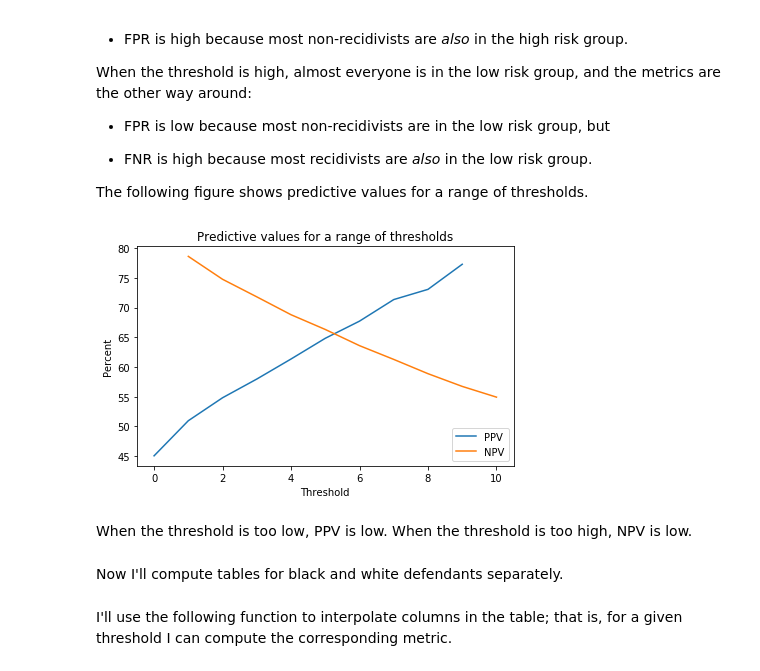
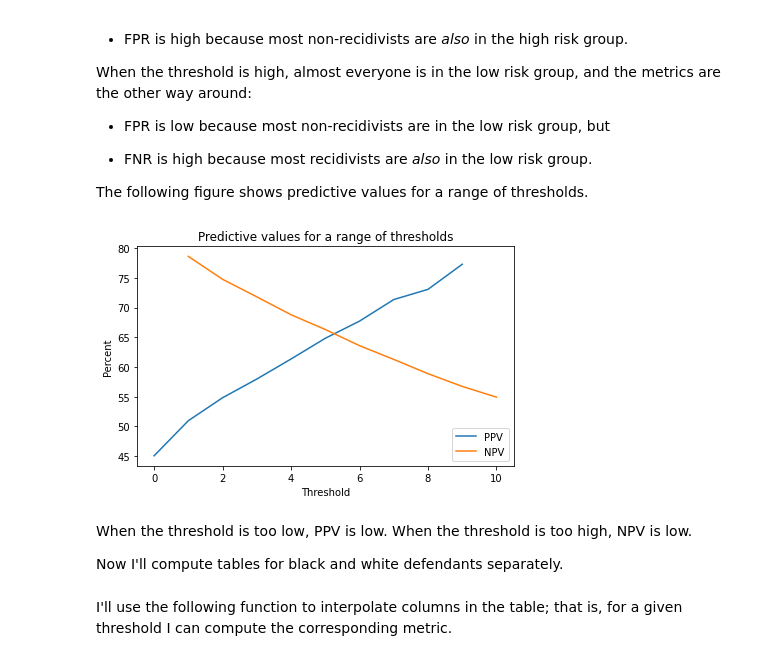
Before and after one commit to AllenDowney/RecidivismCaseStudy, a Jupyter notebook: 02_calibration.ipynb, the cells around one changed output. Drawn from its saved outputs; the diff is of its cells as text; code cells hidden in the pictures.

```diff
--- a/02_calibration.ipynb
+++ b/02_calibration.ipynb
@@ -270,17 +277,16 @@ The following figure shows predictive values for a range of thresholds.
 # %%
 table_all['PPV'].plot(color='C0')
 table_all['NPV'].plot(color='C1')
 
 decorate(xlabel='Threshold',
          ylabel='Percent',
          title='Predictive values for a range of thresholds')
-plt.legend();
 # %% [output]
-[figure, old version]
+[figure, new version]
 # %% [markdown]
 When the threshold is too low, PPV is low.  When the threshold is too high, NPV is low.
+
+Now I'll compute tables for black and white defendants separately.
-# %% [markdown]
-Now I'll compute tables for black and white defendants separately.
 # %%
 table_white = sweep_threshold(cp[white])
 # %%
```
Also changed, not shown: parts of 20 cells of this notebook, 2 other files.
